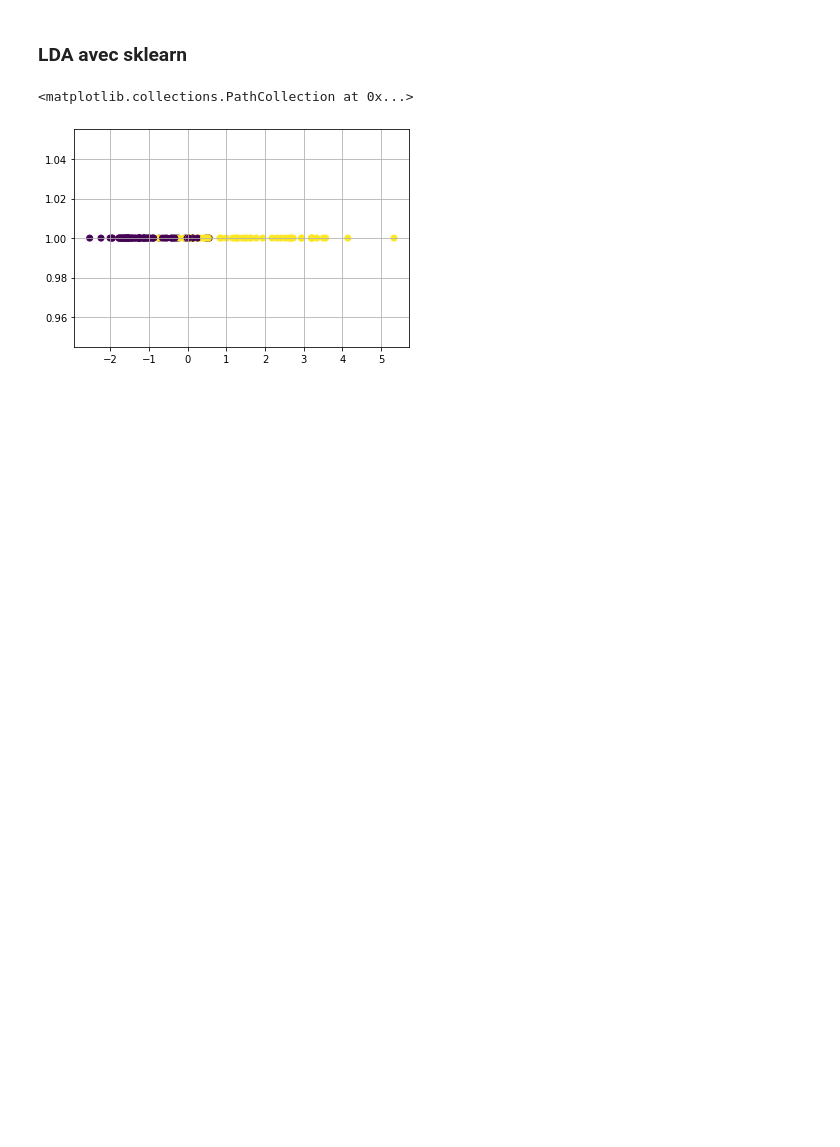
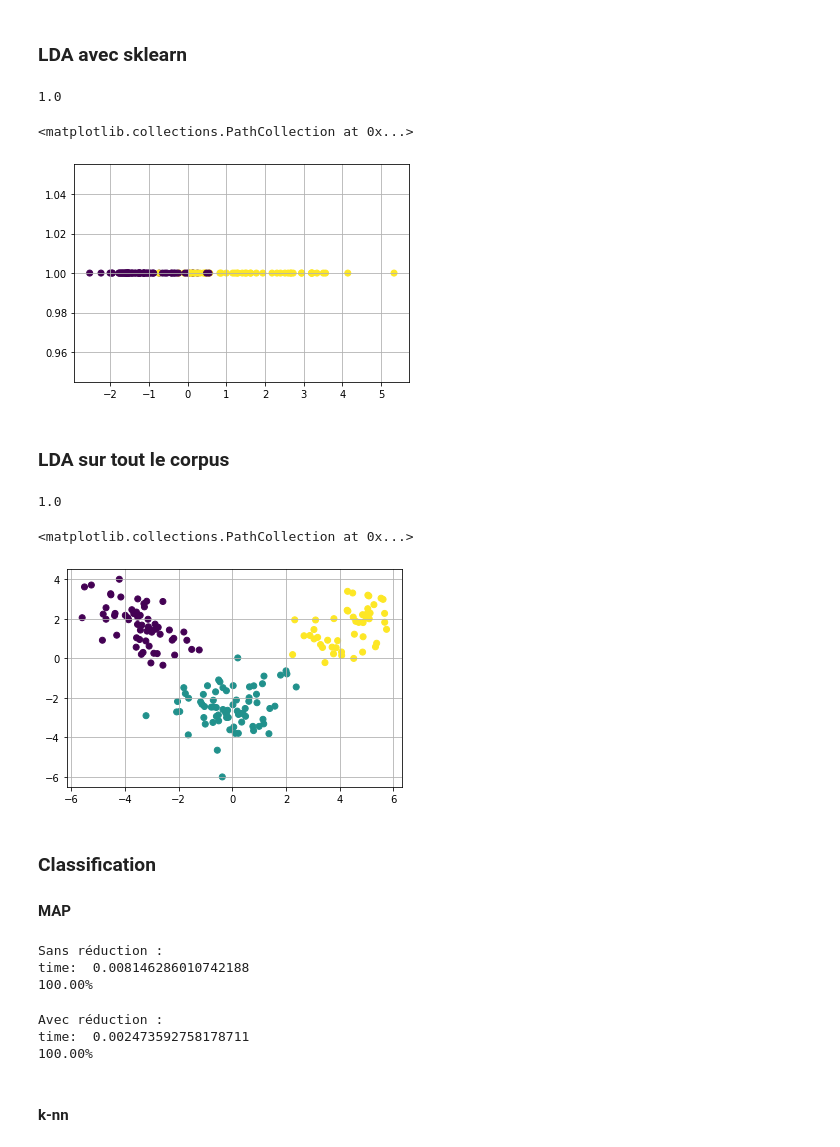
Before and after one commit to charles66820/CREMIfiles, a Jupyter notebook: acid/td/td07.ipynb, the cells around one changed output. Drawn from its saved outputs; the diff is of its cells as text; code cells hidden in the pictures; blank space fills up the shorter version.

```diff
--- a/acid/td/td07.ipynb
+++ b/acid/td/td07.ipynb
@@ -74,7 +74,7 @@ Data columns (total 13 columns):
 dtypes: float64(13)
 memory usage: 18.2 KB
 # %%
-target = pa.DataFrame(ds.target, columns=["target"])
+target = pa.DataFrame(ds.target, columns=["class"])
 # %% [markdown]
 La taille du corpus du corpus est `178` et le nombre de variables est `13`.
 # %%
@@ -223,8 +223,32 @@ plt.scatter(y, np.ones(len(y)), c=Y)
 from sklearn.discriminant_analysis import LinearDiscriminantAnalysis
 lda = LinearDiscriminantAnalysis(n_components=1)
 X_lda = lda.fit(X, Y).transform(X)
+print(lda.explained_variance_ratio_.sum())
 plt.grid()
 plt.scatter(X_lda, np.ones(len(X_lda)), c=Y)
 # %% [output]
-<matplotlib.collections.PathCollection at 0x...>
+1.0
+<matplotlib.collections.PathCollection at 0x...>
-[figure, old version]
+[figure, new version]
+# %% [markdown]
+### LDA sur tout le corpus
+# %%
+X = dataset.loc[:, dataset.columns != "class"]
+Y = dataset["class"]
+# %%
+from sklearn.discriminant_analysis import LinearDiscriminantAnalysis
+lda = LinearDiscriminantAnalysis(n_components=2)
+X_lda = lda.fit(X, Y).transform(X)
+# %%
+print(lda.explained_variance_ratio_.sum())
+# %% [output]
+1.0
+# %%
+plt.grid()
+plt.scatter(X_lda[:, 0], X_lda[:, 1], c=Y)
+# %% [output]
+<matplotlib.collections.PathCollection at 0x...>
+[figure, added]
+# %% [markdown]
+### Classification
+#### MAP
@@ -230,0 +260,34 @@ plt.scatter(X_lda, np.ones(len(X_lda)), c=Y)
+# %%
+print("Sans réduction :")
+X_train, X_test, Y_train, Y_test = train_test_split(X, Y)
+
+nb = GaussianNB()
+t = time()
+nb.fit(X_train, Y_train)
+print("time: ", time() - t)
+
+Y_pred = nb.predict(X_test)
+print("{:.2%}".format(accuracy_score(Y_test, Y_pred)))
+# %% [output]
+Sans réduction :
+time:  0.008146286010742188
+100.00%
+# %%
+print("Avec réduction :")
+lda = LinearDiscriminantAnalysis()
+X_lda = lda.fit(X, Y).transform(X)
+X_train, X_test, Y_train, Y_test = train_test_split(X_lda, Y)
+
+nb = GaussianNB()
+t = time()
+nb.fit(X_train, Y_train)
+print("time: ", time() - t)
+
+Y_pred = nb.predict(X_test)
+print("{:.2%}".format(accuracy_score(Y_test, Y_pred)))
+# %% [output]
+Avec réduction :
+time:  0.002473592758178711
+100.00%
+# %% [markdown]
+#### k-nn
```
Also changed, not shown: parts of 8 cells of this notebook.
